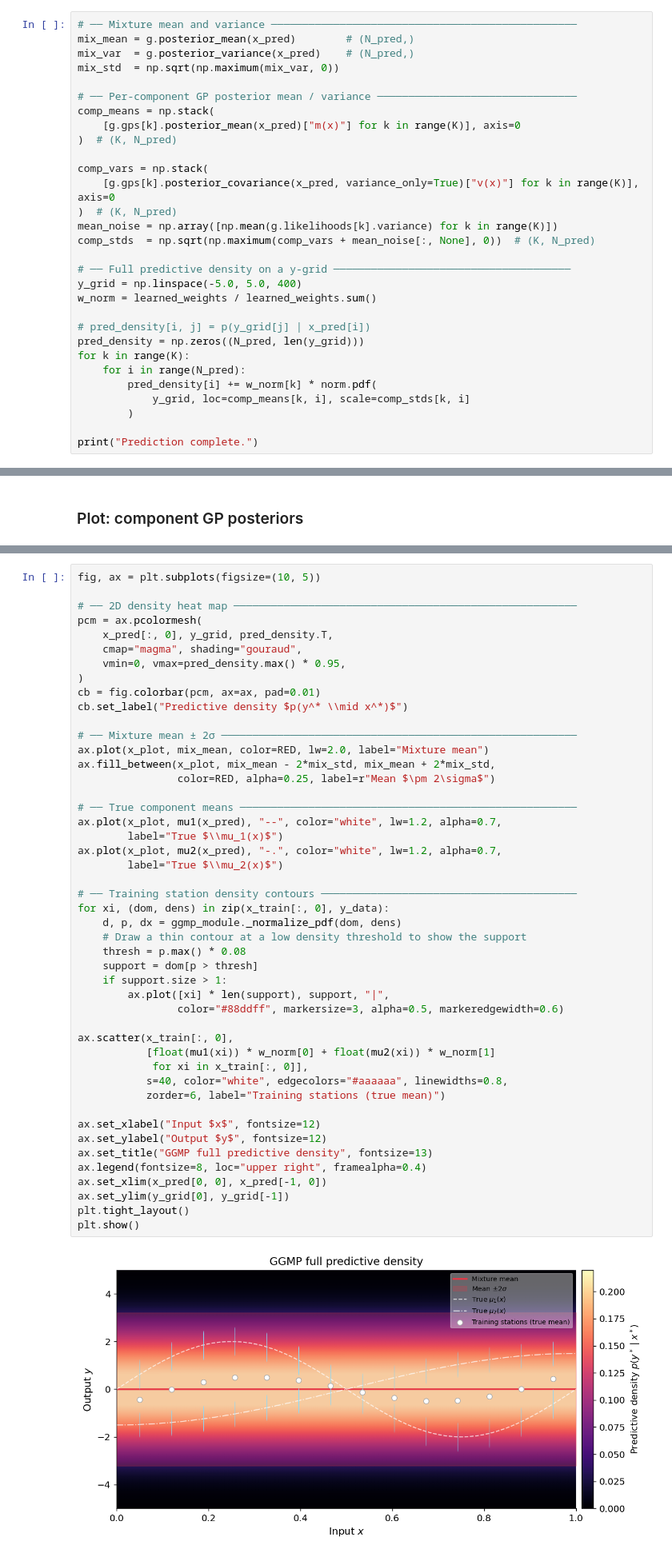
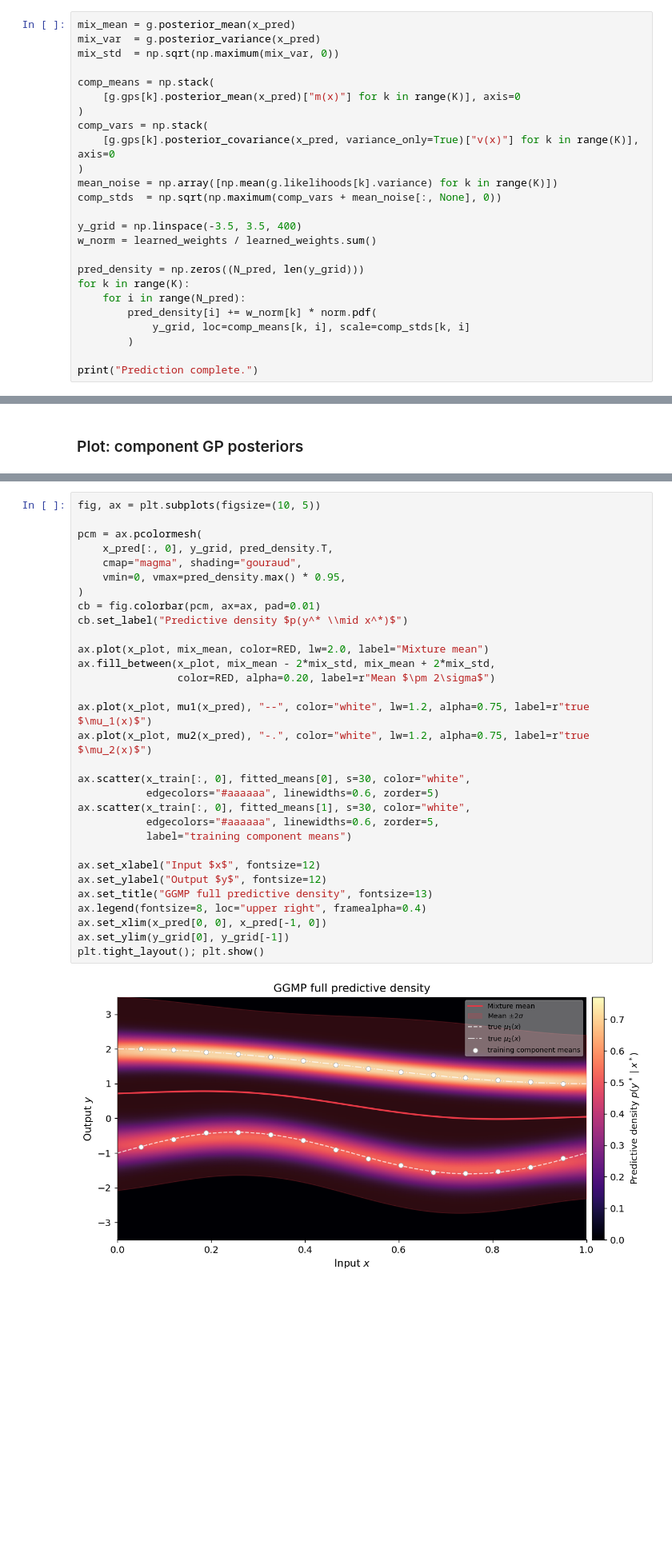
Before and after one commit to lbl-camera/fvGP, a Jupyter notebook: examples/ggmp_1d_demo.ipynb, the cells around one changed output, grey strips where cells are left out. Shown at 80% size. Saved outputs shown, nothing was run; the diff lists cells and outputs as text; blank space fills up the shorter version.

Commit message:
ggmp example fixed

```diff
--- a/examples/ggmp_1d_demo.ipynb
+++ b/examples/ggmp_1d_demo.ipynb
@@ -168,27 +221,22 @@ We evaluate the posterior at `x_pred`, a fine grid over $[0, 1]$.  For each pred
 - the **mixture variance** via the law of total variance
 - the **full predictive density** $p(y^* \mid x^*) = \sum_k w_k\, \mathcal{N}(y^* \mid \mu_k(x^*),\, \nu_k(x^*) + \bar{s}_k^2)$
 # %%
-# ── Mixture mean and variance ─────────────────────────────────────────────────
-mix_mean = g.posterior_mean(x_pred)        # (N_pred,)
-mix_var  = g.posterior_variance(x_pred)    # (N_pred,)
+mix_mean = g.posterior_mean(x_pred)
+mix_var  = g.posterior_variance(x_pred)
 mix_std  = np.sqrt(np.maximum(mix_var, 0))
 
-# ── Per-component GP posterior mean / variance ────────────────────────────────
 comp_means = np.stack(
     [g.gps[k].posterior_mean(x_pred)["m(x)"] for k in range(K)], axis=0
-)  # (K, N_pred)
-
+)
 comp_vars = np.stack(
     [g.gps[k].posterior_covariance(x_pred, variance_only=True)["v(x)"] for k in range(K)], axis=0
-)  # (K, N_pred)
+)
 mean_noise = np.array([np.mean(g.likelihoods[k].variance) for k in range(K)])
-comp_stds  = np.sqrt(np.maximum(comp_vars + mean_noise[:, None], 0))  # (K, N_pred)
+comp_stds  = np.sqrt(np.maximum(comp_vars + mean_noise[:, None], 0))
 
-# ── Full predictive density on a y-grid ──────────────────────────────────────
-y_grid = np.linspace(-5.0, 5.0, 400)
+y_grid = np.linspace(-3.5, 3.5, 400)
 w_norm = learned_weights / learned_weights.sum()
 
-# pred_density[i, j] = p(y_grid[j] | x_pred[i])
 pred_density = np.zeros((N_pred, len(y_grid)))
 for k in range(K):
     for i in range(N_pred):
@@ -247,52 +291,36 @@ The heat map shows $p(y^* \mid x^*)$ across the prediction grid.  Training stati
 # %%
 fig, ax = plt.subplots(figsize=(10, 5))
 
-# ── 2D density heat map ───────────────────────────────────────────────────────
 pcm = ax.pcolormesh(
     x_pred[:, 0], y_grid, pred_density.T,
     cmap="magma", shading="gouraud",
     vmin=0, vmax=pred_density.max() * 0.95,
 )
 cb = fig.colorbar(pcm, ax=ax, pad=0.01)
 cb.set_label("Predictive density $p(y^* \\mid x^*)$")
 
-# ── Mixture mean ± 2σ ─────────────────────────────────────────────────────────
 ax.plot(x_plot, mix_mean, color=RED, lw=2.0, label="Mixture mean")
 ax.fill_between(x_plot, mix_mean - 2*mix_std, mix_mean + 2*mix_std,
-                color=RED, alpha=0.25, label=r"Mean $\pm 2\sigma$")
+                color=RED, alpha=0.20, label=r"Mean $\pm 2\sigma$")
 
-# ── True component means ──────────────────────────────────────────────────────
-ax.plot(x_plot, mu1(x_pred), "--", color="white", lw=1.2, alpha=0.7,
-        label="True $\\mu_1(x)$")
-ax.plot(x_plot, mu2(x_pred), "-.", color="white", lw=1.2, alpha=0.7,
-        label="True $\\mu_2(x)$")
+ax.plot(x_plot, mu1(x_pred), "--", color="white", lw=1.2, alpha=0.75, label=r"true $\mu_1(x)$")
+ax.plot(x_plot, mu2(x_pred), "-.", color="white", lw=1.2, alpha=0.75, label=r"true $\mu_2(x)$")
 
-# ── Training station density contours ─────────────────────────────────────────
-for xi, (dom, dens) in zip(x_train[:, 0], y_data):
-    d, p, dx = ggmp_module._normalize_pdf(dom, dens)
-    # Draw a thin contour at a low density threshold to show the support
-    thresh = p.max() * 0.08
-    support = dom[p > thresh]
-    if support.size > 1:
-        ax.plot([xi] * len(support), support, "|",
-                color="#88ddff", markersize=3, alpha=0.5, markeredgewidth=0.6)
-
-ax.scatter(x_train[:, 0],
-           [float(mu1(xi)) * w_norm[0] + float(mu2(xi)) * w_norm[1]
-            for xi in x_train[:, 0]],
-           s=40, color="white", edgecolors="#aaaaaa", linewidths=0.8,
-           zorder=6, label="Training stations (true mean)")
+ax.scatter(x_train[:, 0], fitted_means[0], s=30, color="white",
+           edgecolors="#aaaaaa", linewidths=0.6, zorder=5)
+ax.scatter(x_train[:, 0], fitted_means[1], s=30, color="white",
+           edgecolors="#aaaaaa", linewidths=0.6, zorder=5,
+           label="training component means")
 
 ax.set_xlabel("Input $x$", fontsize=12)
 ax.set_ylabel("Output $y$", fontsize=12)
 ax.set_title("GGMP full predictive density", fontsize=13)
 ax.legend(fontsize=8, loc="upper right", framealpha=0.4)
 ax.set_xlim(x_pred[0, 0], x_pred[-1, 0])
 ax.set_ylim(y_grid[0], y_grid[-1])
-plt.tight_layout()
-plt.show()
+plt.tight_layout(); plt.show()
 # %% [output]
-[figure, old version]
+[figure, new version]
 # %% [markdown]
 ### Plot: training data vs posterior side by side
 
```
Also changed, not shown: parts of 20 cells of this notebook.
